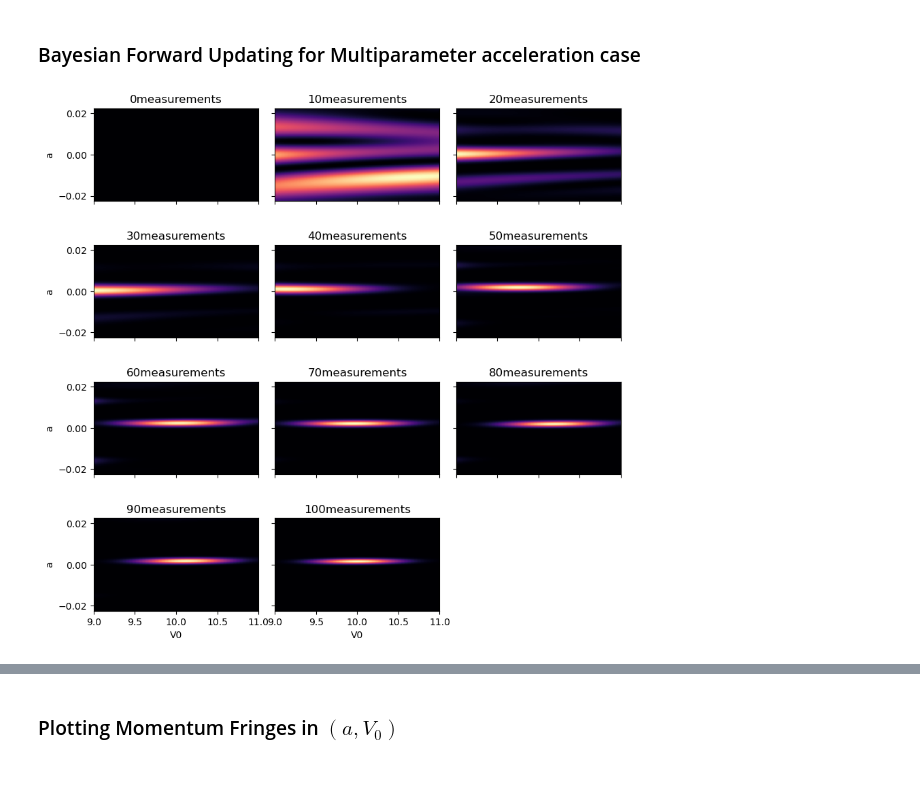
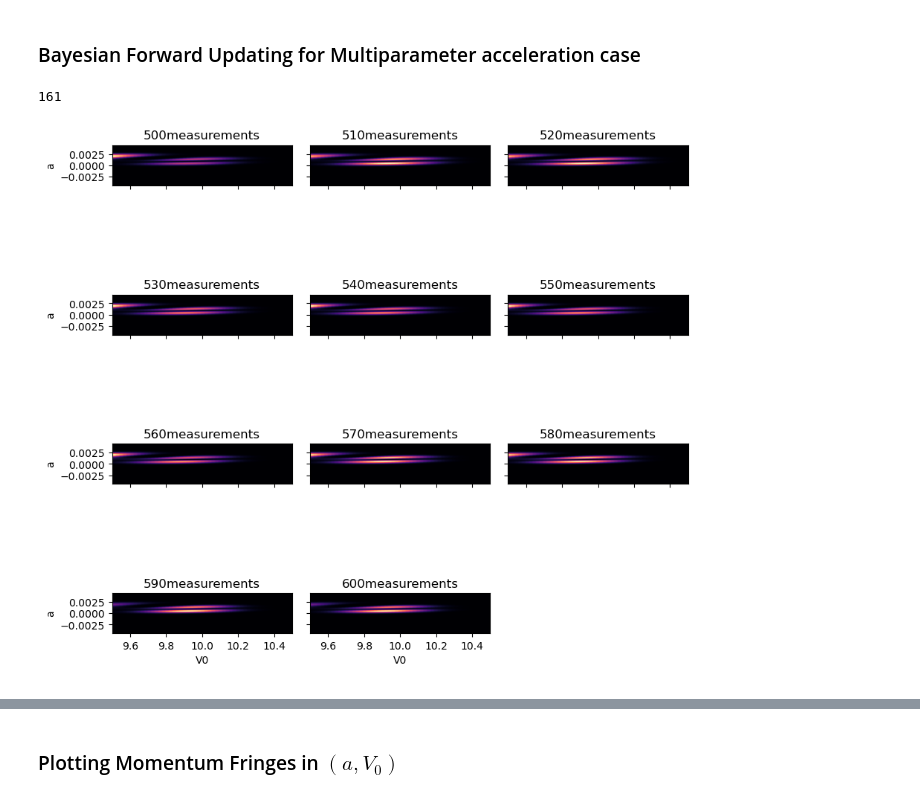
Before and after one commit to rootware/BayesianData, a Jupyter notebook: Python/Bayesian 2param.ipynb, the cells around one changed output, grey strips where cells are left out. Cells and saved outputs as stored; diff of their text form; code cells hidden in the pictures.

```diff
--- a/Python/Bayesian 2param.ipynb
+++ b/Python/Bayesian 2param.ipynb
@@ -7,11 +7,12 @@ import scipy.fft as fft;
 # %% [markdown]
 Data imports
 # %%
-AList = np.loadtxt("../Data/2param_acc_Option2/Acceleration.txt");
-VList = np.loadtxt("../Data/2param_acc_Option2/LatticeDepth.txt");
+filepath = "../Output/2param_Option1_finegrid/";
+AList = np.loadtxt(filepath + "Acceleration.txt");
+VList = np.loadtxt(filepath + "LatticeDepth.txt");
 
-AVListIndex = np.loadtxt("../Data/2param_acc_Option2/AVIndex.txt", dtype = int);
-MomProb = np.loadtxt("../Data/2param_acc_Option2/MomentumProbability.txt"); # np array with rows containing momentum probabilities for each [a,V] value pair in AVList
+AVListIndex = np.loadtxt(filepath + "AVIndex.txt", dtype = int);
+MomProb = np.loadtxt(filepath + "MomentumProbability.txt"); # np array with rows containing momentum probabilities for each [a,V] value pair in AVList
 # %%
 print(AList[50], VList[25])
 datamom =np.reshape(MomProb, (AList.size,VList.size,11));
@@ -59,7 +60,7 @@ P_simulated = P_actual; #No errors
 # %% [markdown]
 Generate samples from the $(a_0,V_0)$ probability distribution
 # %%
-Runs=1000; # How many simulated data do we want
+Runs=2000; # How many simulated data do we want
 outcomes = np.random.default_rng().choice(PossibleOutcomes,size=Runs, p = P_simulated);
 unique, frequency = np.unique(outcomes, return_counts = True);
 # %% [markdown]
@@ -78,7 +79,7 @@ ax.plot(PossibleOutcomes, P_actual, 'x-');
 PaVprior = np.full((AList.size, VList.size),1)/(AList.size*VList.size);
 
 plotPaV=np.array([PaVprior]);
-
+counterstep = 5;
 counter =0;
 for m in outcomes:
     for i in range(AList.size*VList.size):
@@ -89,27 +90,33 @@ for m in outcomes:
         PaVprior/=np.sum(PaVprior)
 
     counter+=1;
-    if counter % 10 and counter < 100:
+    if counter % counterstep and counter < 200:
         plotPaV=np.append(plotPaV,[PaVprior], axis=0);
+# %%
+len(plotPaV)
+# %% [output]
+161
 # %%
 fig=plt.figure(figsize=(10,10))
 gs = fig.add_gridspec(4, 3, hspace=0.2, wspace=0.1)
 axs = gs.subplots(sharex='col', sharey='row')
 axs[-1,-1].axis("off");
-for i in range(0,11):
-    ax = axs[i//3, i% 3];
+start = 50;
+end = 61;
+for i in range(start,end):
+    ax = axs[(i-start)//3, (i-start)% 3];
     im=ax.imshow(plotPaV[i], cmap = "magma" , extent =[VList[0],VList[-1],AList[0],AList[-1]], aspect=25);
 
     ax.set_title(str(10*i)+"measurements")
     ax.set_xlabel("V0")
     ax.set_ylabel("a")
 
 #fig.colorbar(im,  orientation='vertical')
 
 
 for ax in fig.get_axes():
     ax.label_outer()
 
 plt.show()
 # %% [output]
-[figure, old version]
+[figure, new version]
```
Also changed, not shown: parts of 26 cells of this notebook, 11 other files.
